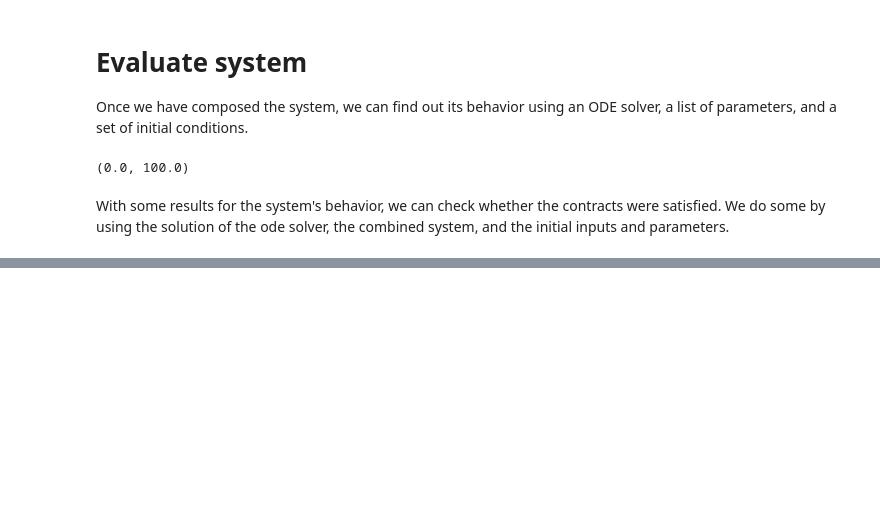
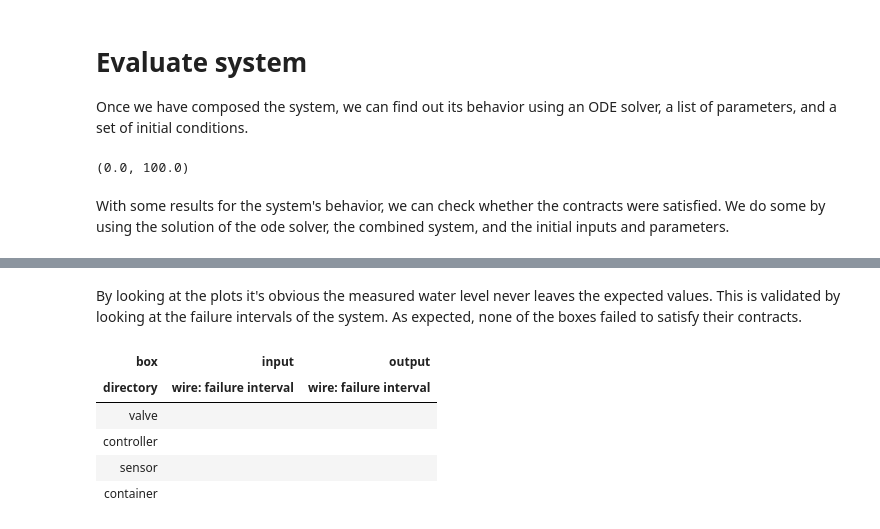
Before and after one commit to bakirtzisg/AlgebraicContracts.jl, a Jupyter notebook: examples/water-flow-controller.ipynb, the cells around one changed output, grey strips where cells are left out. Cells and saved outputs as stored; diff of their text form; code cells hidden in the pictures; blank space fills up the shorter version.

```diff
--- a/examples/water-flow-controller.ipynb
+++ b/examples/water-flow-controller.ipynb
@@ -340,0 +350,9 @@ We can check this information by comparing the contract intervals we assigned ea
+# %%
+function dynamics_controller(u,x,p,t)
+    u = @LArray u (:λcmd,)
+    x = @LArray x (:wlm,)
+    λt = x.wlm < p.wlmin ? 1 :
+         x.wlm > p.wlmax ? 0 :
+        (p.wlmax - x.wlm)/(p.wlmax - p.wlmin)
+    return [ (λt - u.λcmd)*p.kc ]
+end
@@ -340,0 +363,17 @@ We can check this information by comparing the contract intervals we assigned ea
+# %%
+# redefine controller
+controller_machine = ContractedMachine{Float64}(controller_in, 1, controller_out,
+                                                            dynamics_controller,
+                                                            readout_controller)
+# redefine composed system
+water_system = oapply(water_flow, Dict( :valve => valve_machine,
+                                        :container => container_machine,
+                                        :sensor => sensor_machine,
+                                        :controller => controller_machine ))
+
+# Solve Dynamics. The water level should reach the desired value
+prob = ODEProblem(water_system, u_init, x_init, tspan, pvalve)
+sol = solve( prob, alg_hints=[:stiff] );
+
+# Display results
+plotsol()
@@ -340,0 +383,11 @@ We can check this information by comparing the contract intervals we assigned ea
+# %% [markdown]
+By looking at the plots it's obvious the measured water level never leaves the expected values. This is validated by looking at the failure intervals of the system. As expected, none of the boxes failed to satisfy their contracts.
+# %%
+dict = check_contract(sol, water_system, x_init, pvalve, out_type="time")
+# %% [output]
+| box | input | output |
+| directory | wire: failure interval | wire: failure interval |
+| valve |  |  |
+| controller |  |  |
+| sensor |  |  |
+| container |  |  |
```
Also changed, not shown: parts of 17 cells of this notebook, 10 other files.
